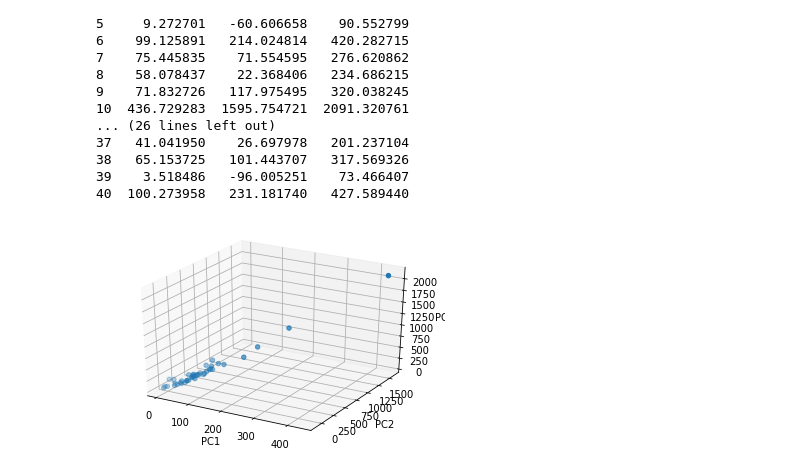
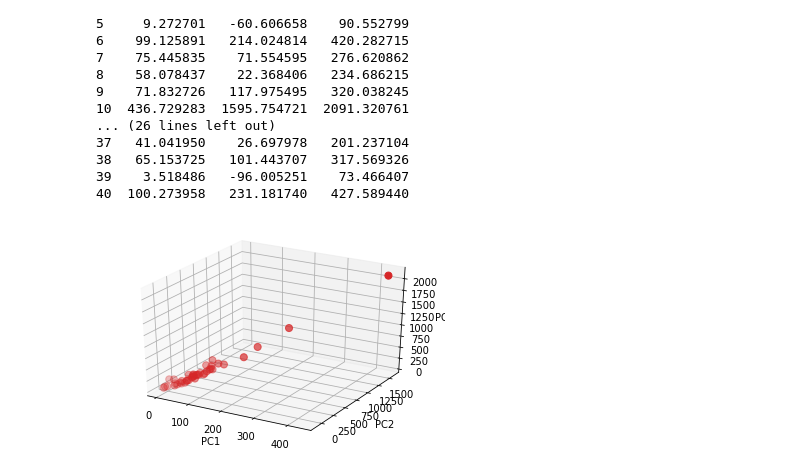
Before and after one commit to kmanoj94/CS809, a Jupyter notebook: PCA.ipynb, the cells around one changed output. Drawn from its saved outputs; the diff is of its cells as text; code cells hidden in the pictures.

```diff
--- a/PCA.ipynb
+++ b/PCA.ipynb
@@ -167,13 +167,13 @@ print(dataframe.head(41))
 # %%
 import matplotlib.pyplot as plt
 from matplotlib import pyplot
 from mpl_toolkits.mplot3d import Axes3D
 
 ax = plt.figure().gca(projection='3d')
-ax.scatter(dataframe['PC1'], dataframe['PC2'], dataframe['PC3'])
+ax.scatter(dataframe['PC1'], dataframe['PC2'], dataframe['PC3'],s=50,c= '#d62728')
 ax.set_xlabel('PC1')
 ax.set_ylabel('PC2')
 ax.set_zlabel('PC3')
 plt.show()
 # %% [output]
-[figure, old version]
+[figure, new version]
```
